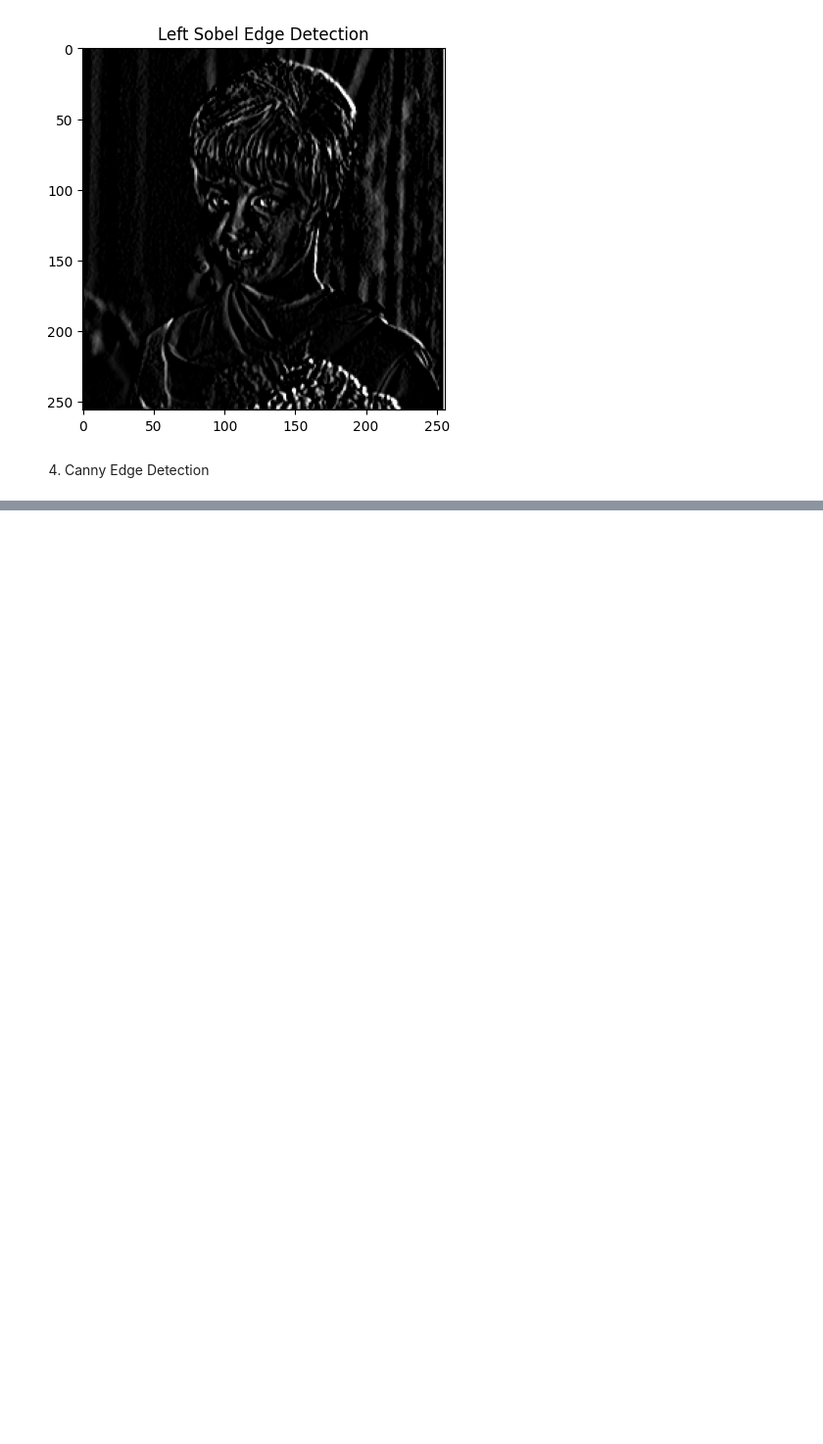
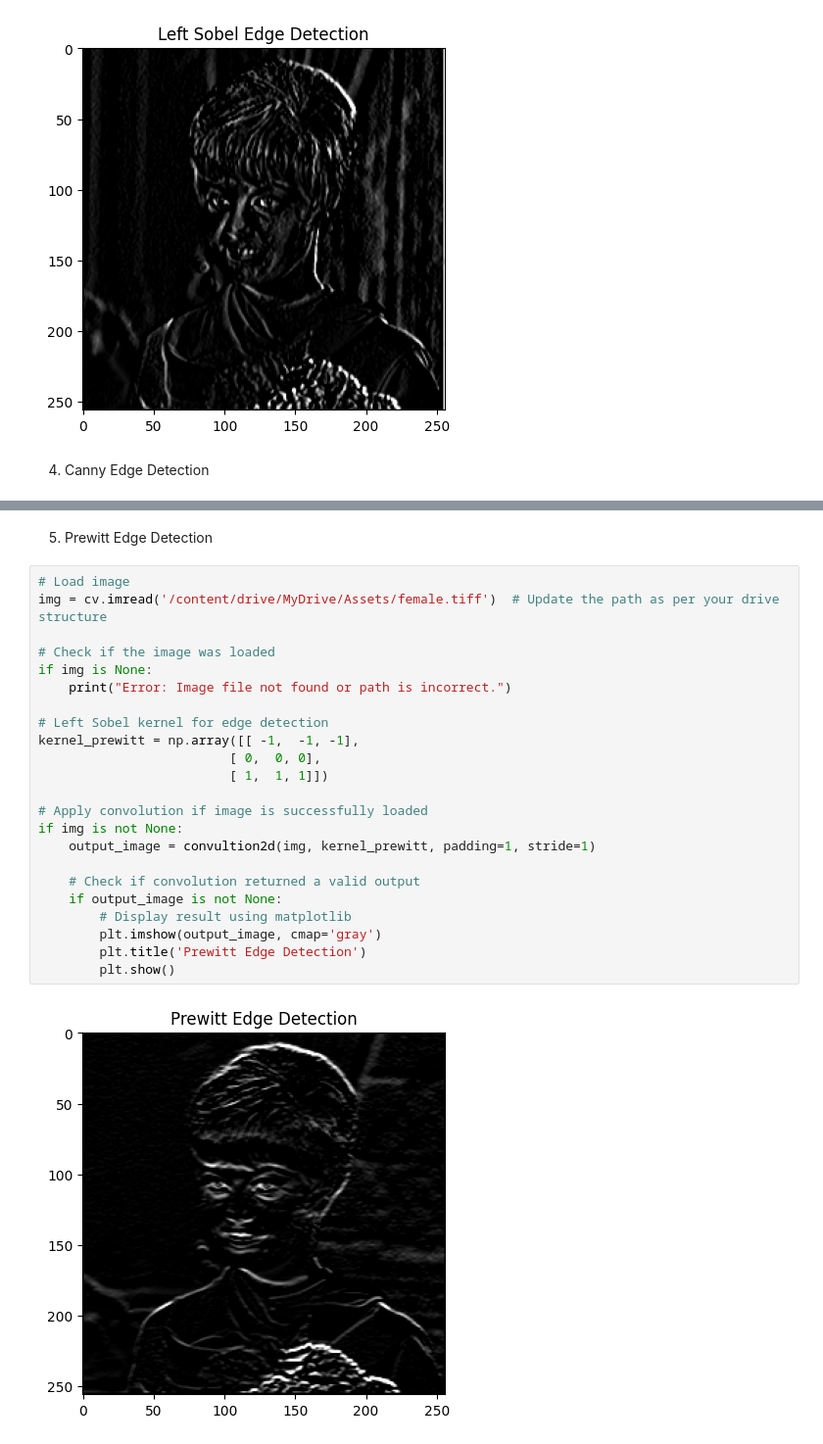
Before and after one commit to ashdiqqi/PCVK_Ganjil_2024, a Jupyter notebook: Week7.ipynb, the cells around one changed output, grey strips where cells are left out. Shown at 98% size. Saved outputs shown, nothing was run; the diff lists cells and outputs as text; blank space fills up the shorter version.

```diff
--- a/Week7.ipynb
+++ b/Week7.ipynb
@@ -171,0 +172,29 @@ if img is not None:
+# %% [markdown]
+5. Prewitt
+Edge
+Detection
+# %%
+# Load image
+img = cv.imread('/content/drive/MyDrive/Assets/female.tiff')  # Update the path as per your drive structure
+
+# Check if the image was loaded
+if img is None:
+    print("Error: Image file not found or path is incorrect.")
+
+# Left Sobel kernel for edge detection
+kernel_prewitt = np.array([[ -1,  -1, -1],
+                         [ 0,  0, 0],
+                         [ 1,  1, 1]])
+
+# Apply convolution if image is successfully loaded
+if img is not None:
+    output_image = convultion2d(img, kernel_prewitt, padding=1, stride=1)
+
+    # Check if convolution returned a valid output
+    if output_image is not None:
+        # Display result using matplotlib
+        plt.imshow(output_image, cmap='gray')
+        plt.title('Prewitt Edge Detection')
+        plt.show()
+# %% [output]
+[figure, added]
```
Also changed, not shown: parts of 2 cells of this notebook.
